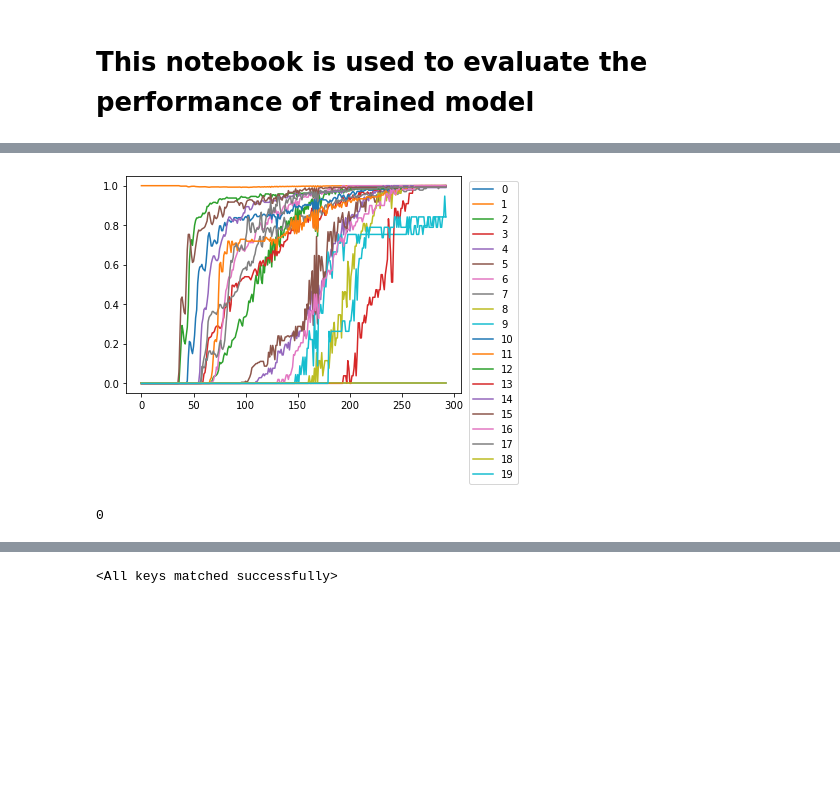
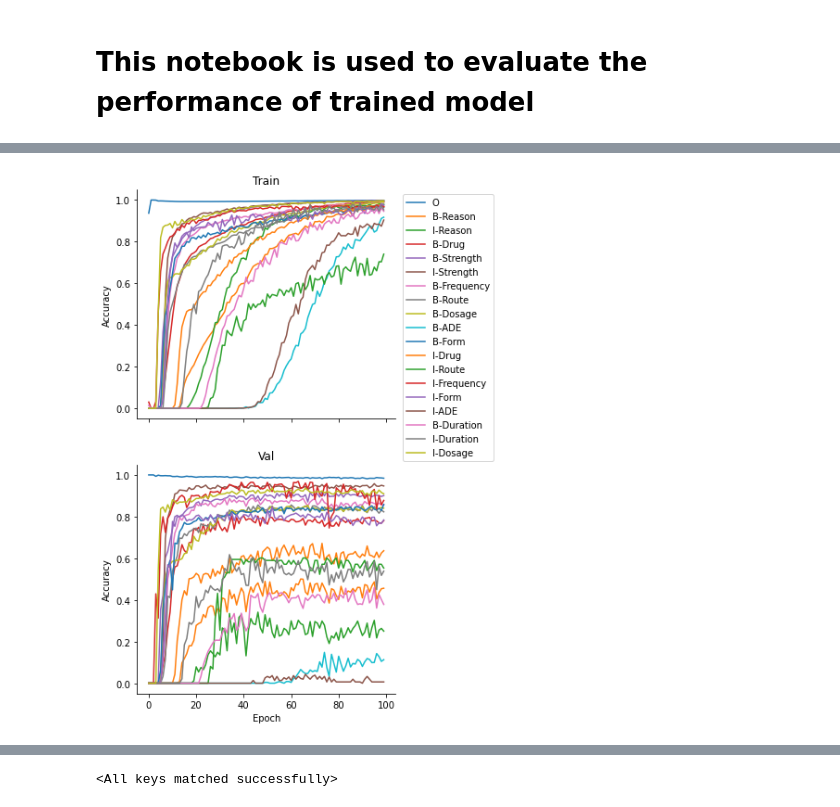
Before and after one commit to nitinkmittal/ner_ehr, a Jupyter notebook: notebooks/Evaluation.ipynb, the cells around one changed output, grey strips where cells are left out. Saved outputs shown, nothing was run; the diff lists cells and outputs as text; code cells hidden in the pictures; blank space fills up the shorter version.

Commit message:
Notebook to evaluate to training, validation and test data

```diff
--- a/notebooks/Evaluation.ipynb
+++ b/notebooks/Evaluation.ipynb
@@ -16,0 +34,12 @@ metrics = pd.read_csv(
+# %%
+LOG_DIR = "../logs/ner_ehr_lstm"
+VERSION = 2
+DEFAULT_DEVICE_TYPE = torch.device(
+    "cuda:0" if torch.cuda.is_available() else "cpu")
+PROCESSED_DIR_TEST = "../processed/test"
+
+hparams = yaml.safe_load(
+    open(os.path.join(LOG_DIR, f"version_{VERSION}", "hparams.yaml")))
+
+ckpt = glob(os.path.join(LOG_DIR, f"version_{VERSION}", "checkpoints", "*.ckpt"))[0]
+ckpt
@@ -17,13 +77,28 @@ metrics = pd.read_csv(
 # %%
+fig, (ax1, ax2) = plt.subplots(nrows=2, figsize=(5, 10), sharex=True)
 for col in metrics.columns:
-    if col.startswith("val_acc_label") and col.endswith("epoch"):
-        plt.plot(
+    if "label=0" in col:
+        continue
+    if col.startswith("train_acc_label") and col.endswith("epoch"):
+        entity = vocab.label_to_entity(int(col.split("=")[1].split("_")[0]))[0]
+        ax1.plot(
             metrics[~metrics[col].isna()]["epoch"],
             metrics[~metrics[col].isna()][col],
-            label=col.split("=")[1].split("_")[0])
-
-
-plt.legend(bbox_to_anchor=(1.01, 1.))
+            label=entity)
+    if col.startswith("val_acc_label") and col.endswith("epoch"):
+        entity = vocab.label_to_entity(int(col.split("=")[1].split("_")[0]))[0]
+        ax2.plot(
+            metrics[~metrics[col].isna()]["epoch"],
+            metrics[~metrics[col].isna()][col],
+            label=entity)
+ax1.set_title("Train")
+ax2.set_title("Val")
+ax2.set_xlabel("Epoch")
+ax1.set_ylabel("Accuracy")
+ax2.set_ylabel("Accuracy")
+sns.despine(ax=ax1)
+sns.despine(ax=ax2)
+ax1.legend(bbox_to_anchor=(1.01, 1.))
 plt.show()
 # %% [output]
-[figure, old version]
+[figure, new version]
@@ -36,4 +104,0 @@ csv_logger = CSVLogger(
-# %%
-csv_logger.version
-# %% [output]
-0
```
Also changed, not shown: parts of 26 cells of this notebook.
